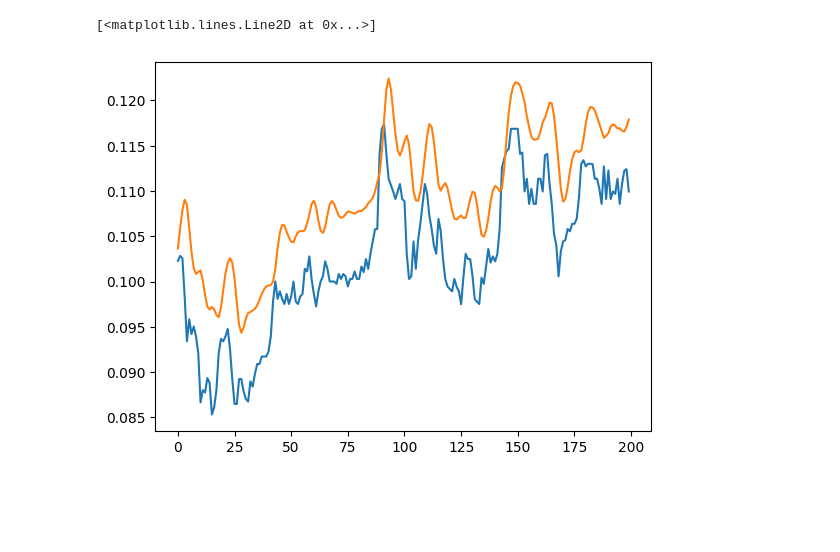
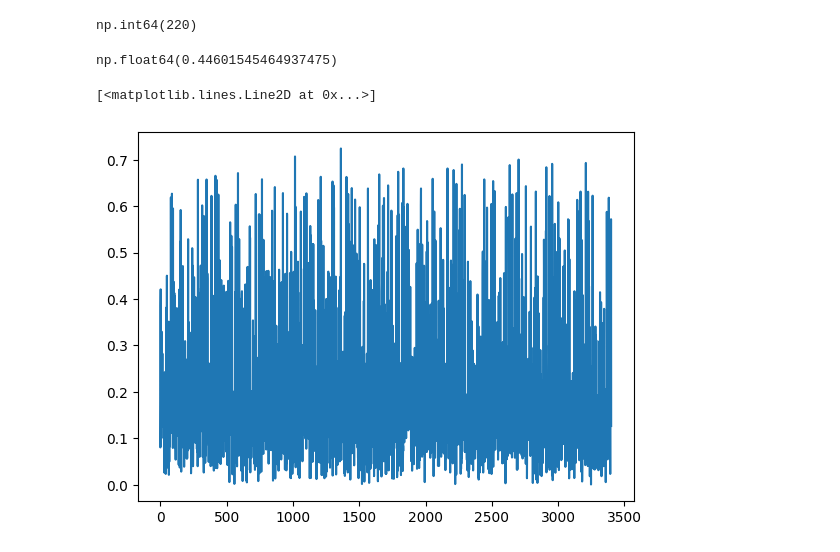
Before and after one commit to antonibezdzietny/FinancialReportsImpact, a Jupyter notebook: analysis/eventDetectionStockMarket.ipynb, the cells around one changed output. Saved outputs shown, nothing was run; the diff lists cells and outputs as text; code cells hidden in the pictures; blank space fills up the shorter version.

```diff
--- a/analysis/eventDetectionStockMarket.ipynb
+++ b/analysis/eventDetectionStockMarket.ipynb
@@ -124,9 +244,40 @@ pd.options.mode.chained_assignment = None
 # %%
 # Download example market price
 spd = StockPriceDatabase()
-ticker = "CCC"
-market_historical = spd.get_stock_price(ticker)
+TICKER = "CCC"
+market_historical = spd.get_stock_price(TICKER)
 
 # Get stock prices
 prices = market_data["Close"].to_numpy().reshape(-1,1)
+# %%
+# Read all data - without wig_odziez
+tickers = pd.read_csv("../database/designData/WIGs.csv").drop(columns=["WIG_POLAND", "WIG_ODZIEZ"]).fillna("NaN").to_numpy().flatten()
+tickers = tickers[tickers != "NaN"]
+
+is_first = True
+
+for ticker in tickers:
+    market_historical = spd.get_stock_price(ticker)
+    prices = market_data["Close"].to_numpy().reshape(-1,1)
+
+    scaler = MinMaxScaler(feature_range=(0, 1))
+    prices_scaled = scaler.fit_transform(prices)
+
+    train_size = int(len(prices_scaled) * 0.7)
+    np.random.shuffle(prices_scaled)
+    train_data, test_data = prices_scaled[:train_size], prices_scaled[train_size:]
+    x_train, y_train = windowing_signal(train_data)
+    x_test, y_test = windowing_signal(train_data)
+
+    if is_first:
+        X_train = np.copy(x_train)
+        Y_train = np.copy(y_train)
+        X_test = np.copy(x_test)
+        Y_test = np.copy(y_test)
+        is_first = False
+    else:
+        X_train = np.concat([X_train, x_train])
+        Y_train = np.concat([Y_train, y_train])
+        X_test = np.concat([X_test, x_test])
+        Y_test = np.concat([Y_test, y_test])
 # %%
@@ -172,6 +325,6 @@ model.add(Dense(units=1))
 model.compile(optimizer='adam',loss='mean_squared_error')
 # %%
 # Train the model
-history = model.fit(x_train, y_train, epochs=100, batch_size=32)
+history = model.fit(X_train, Y_train, epochs=100, batch_size=512)
 # %% [output]
 Epoch 1/100
@@ -213,8 +369,15 @@ np.float64(-0.0023854721931414135)
+# %%
+np.sum(np.abs(y_test - y_predict) > (err_mean + 2 * err_std))
+# %% [output]
+np.int64(220)
+# %%
+err_mean + 2 * err_std
+# %% [output]
+np.float64(0.44601545464937475)
 # %%
 import matplotlib.pyplot as plt
 
-plt.plot(y_test[300:500])
-plt.plot(y_predict[300:500])
+plt.plot(np.abs(y_test - y_predict))
 # %% [output]
 [<matplotlib.lines.Line2D at 0x...>]
-[figure, old version]
+[figure, new version]
```
Also changed, not shown: parts of 24 cells of this notebook, 2 other files.
